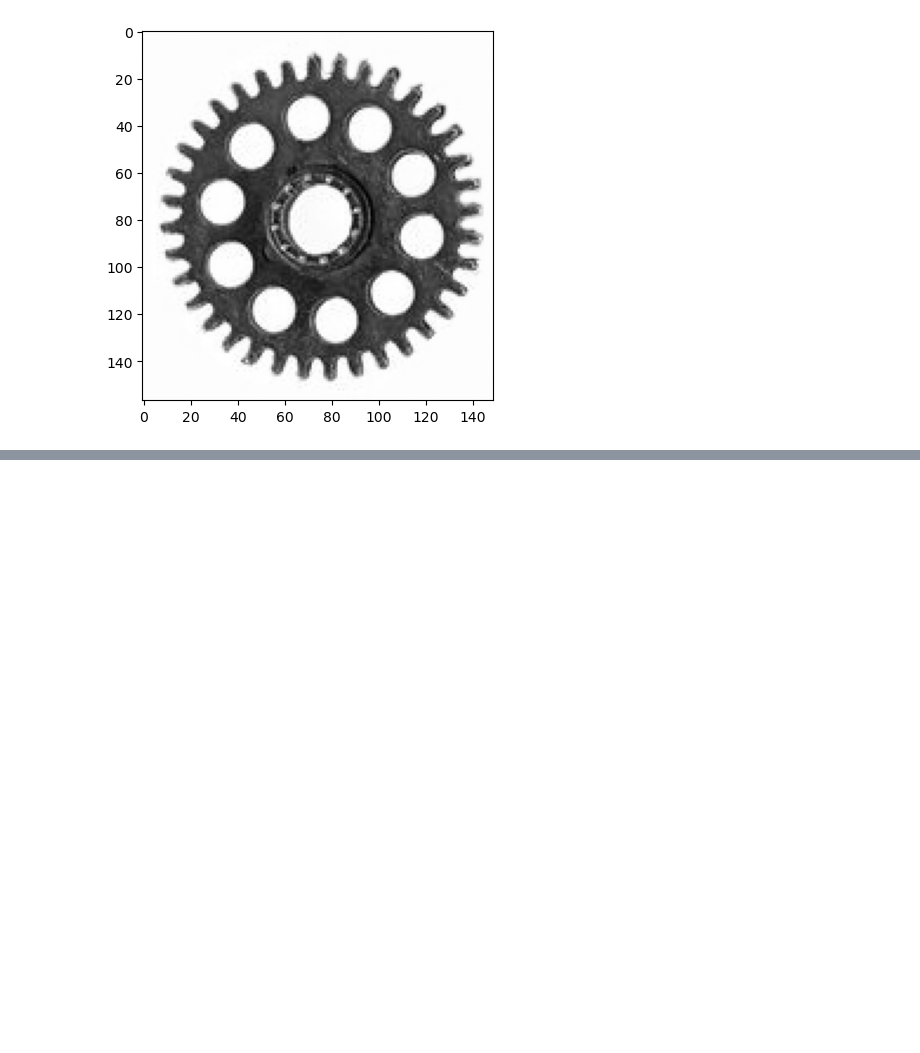
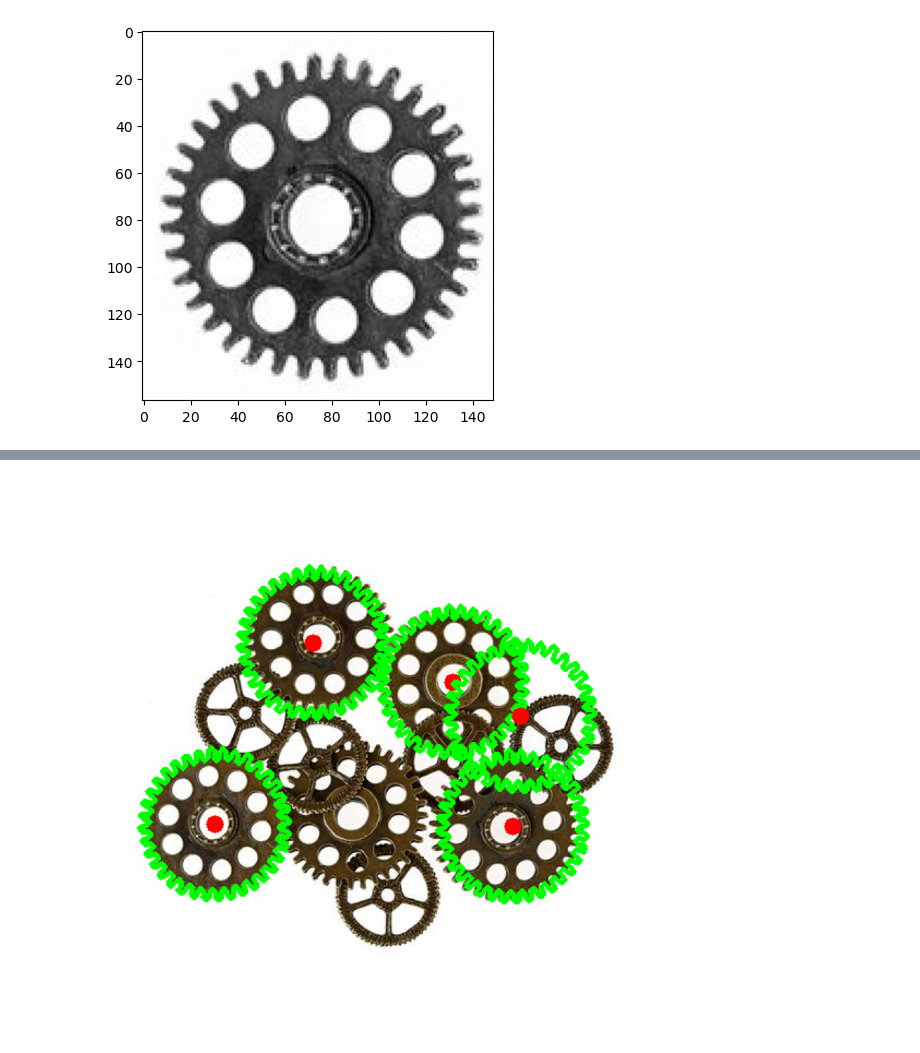
Before and after one commit to MrWlobo/Zaawansowane_Algorytmy_Wizyjne, a Jupyter notebook: Lab04/ZAW_Lab04.ipynb, the cells around one changed output, grey strips where cells are left out. Saved outputs shown, nothing was run; the diff lists cells and outputs as text; code cells hidden in the pictures; blank space fills up the shorter version.

```diff
--- a/Lab04/ZAW_Lab04.ipynb
+++ b/Lab04/ZAW_Lab04.ipynb
@@ -75,0 +119,27 @@ for cnt in contours:
+# %%
+res_img = cv2.cvtColor(gears, cv2.COLOR_BGR2RGB)
+acc_copy = accumulator.copy()
+
+pattern_contour = max(contours, key=len)
+pattern_points = pattern_contour.reshape(-1, 2)
+
+pattern_centered = pattern_points - [cx, cy]
+
+for i in range(5):
+    _, max_val, _, max_loc = cv2.minMaxLoc(acc_copy)
+    tx, ty = max_loc
+
+    cv2.circle(res_img, (tx, ty), 8, (255, 0, 0), -1)
+
+    shifted_contour = pattern_centered + [tx, ty]
+
+    final_cnt = shifted_contour.astype(np.int32).reshape((-1, 1, 2))
+    cv2.drawContours(res_img, [final_cnt], -1, (0, 255, 0), 3)
+    cv2.circle(acc_copy, (tx, ty), 50, 0, -1)
+
+plt.figure(figsize=(12, 10))
+plt.imshow(res_img)
+plt.axis("off")
+plt.show()
+# %% [output]
+[figure, added]
```
Also changed, not shown: parts of 8 cells of this notebook.
